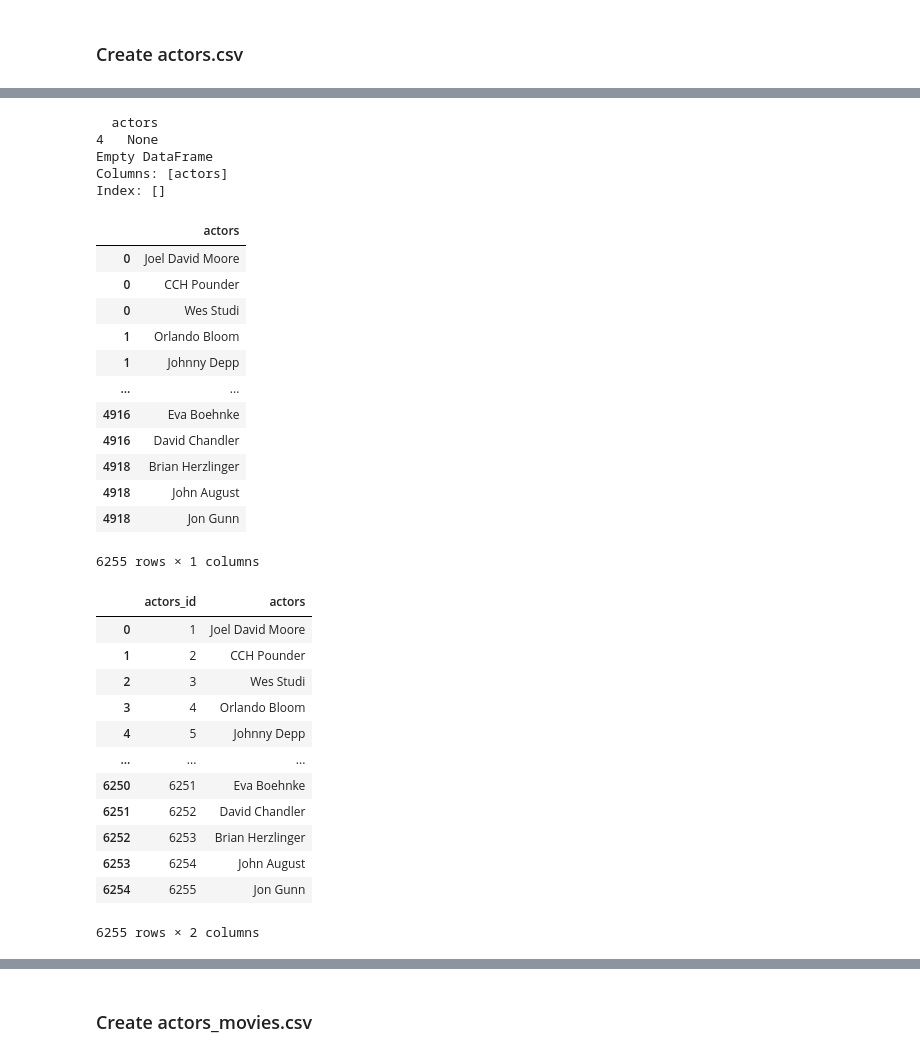
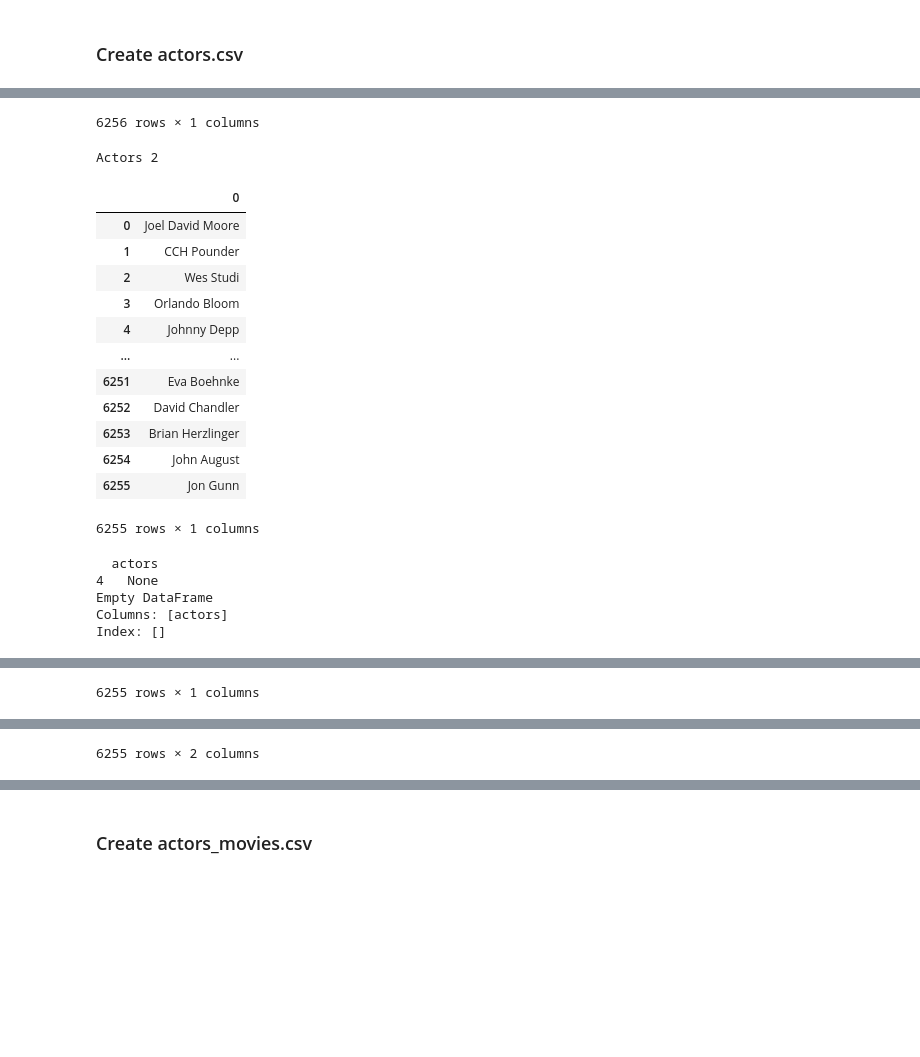
Before and after one commit to DaDrummerthe1st/DATA24HEL_DBT25_uppgift_1, a Jupyter notebook: kunskapskontroll_1.ipynb, the cells around one changed output, grey strips where cells are left out. Drawn from its saved outputs; the diff is of its cells as text; code cells hidden in the pictures; blank space fills up the shorter version.

Commit message:
comments on create actors.csv

```diff
--- a/kunskapskontroll_1.ipynb
+++ b/kunskapskontroll_1.ipynb
@@ -811,24 +811,30 @@ genre_movies.to_csv('csv_neo4j/genre_movies.csv', index=False)
 # %% [markdown]
 ### Create actors.csv
 # %%
+# initialising df by erasing
 actors = pd.DataFrame(df_movies_no_na['actors'].explode().drop_duplicates())
 
+# This is the method I learned from Linus, which will prove to be a whole lot better!
+actors2 = pd.DataFrame(df_movies_no_na['actors'].explode().unique()).dropna()
+
+display(actors)
+print('Actors 2')
+display(actors2)
+
+# checking for null-values
 print(actors[actors.isna().any(axis=1)])
 actors.dropna(inplace=True)
 print(actors[actors.isna().any(axis=1)])
 
+# check if everything is alright
 display(actors)
 
-
-# actors.reset_index(inplace=True)
-# print(len(actors.index))
-# print(actors['actors'].value_counts(dropna=False))
-
-# actors.drop_duplicates(inplace=True)
-
+# since I tried another method for creating the dataframe I had to have a workaround for the the index
 actors.index = range(0, len(actors))
 actors['actors_id'] = actors.index + 1
 actors = actors.iloc[:, [1,0]]
 display(actors)
+
+# creating the csv-file. If I had used the Linus-method (actors2) I could've skipped directly down here...
 actors.to_csv('csv_neo4j/actors.csv', index=False)
 # %% [output]
@@ -835,31 +853,20 @@ actors.to_csv('csv_neo4j/actors.csv', index=False)
-  actors
-4   None
-Empty DataFrame
-Columns: [actors]
-Index: []
+6256 rows × 1 columns
-|  | actors |
-| 0 | Joel David Moore |
-| 0 | CCH Pounder |
-| 0 | Wes Studi |
-| 1 | Orlando Bloom |
-| 1 | Johnny Depp |
-| ... | ... |
-| 4916 | Eva Boehnke |
-| 4916 | David Chandler |
-| 4918 | Brian Herzlinger |
-| 4918 | John August |
-| 4918 | Jon Gunn |
-6255 rows × 1 columns
+Actors 2
-|  | actors_id | actors |
-| 0 | 1 | Joel David Moore |
-| 1 | 2 | CCH Pounder |
-| 2 | 3 | Wes Studi |
-| 3 | 4 | Orlando Bloom |
-| 4 | 5 | Johnny Depp |
-| ... | ... | ... |
-| 6250 | 6251 | Eva Boehnke |
-| 6251 | 6252 | David Chandler |
-| 6252 | 6253 | Brian Herzlinger |
-| 6253 | 6254 | John August |
-| 6254 | 6255 | Jon Gunn |
+|  | 0 |
+| 0 | Joel David Moore |
+| 1 | CCH Pounder |
+| 2 | Wes Studi |
+| 3 | Orlando Bloom |
+| 4 | Johnny Depp |
+| ... | ... |
+| 6251 | Eva Boehnke |
+| 6252 | David Chandler |
+| 6253 | Brian Herzlinger |
+| 6254 | John August |
+| 6255 | Jon Gunn |
-6255 rows × 2 columns
+6255 rows × 1 columns
+  actors
+4   None
+Empty DataFrame
+Columns: [actors]
+Index: []
@@ -865,0 +885 @@ Index: []
+6255 rows × 1 columns
@@ -866,3 +898,4 @@ Index: []
+6255 rows × 2 columns
 # %%
 df_movies_no_na
 # %% [output]
```
Also changed, not shown: parts of 1 cell of this notebook.
